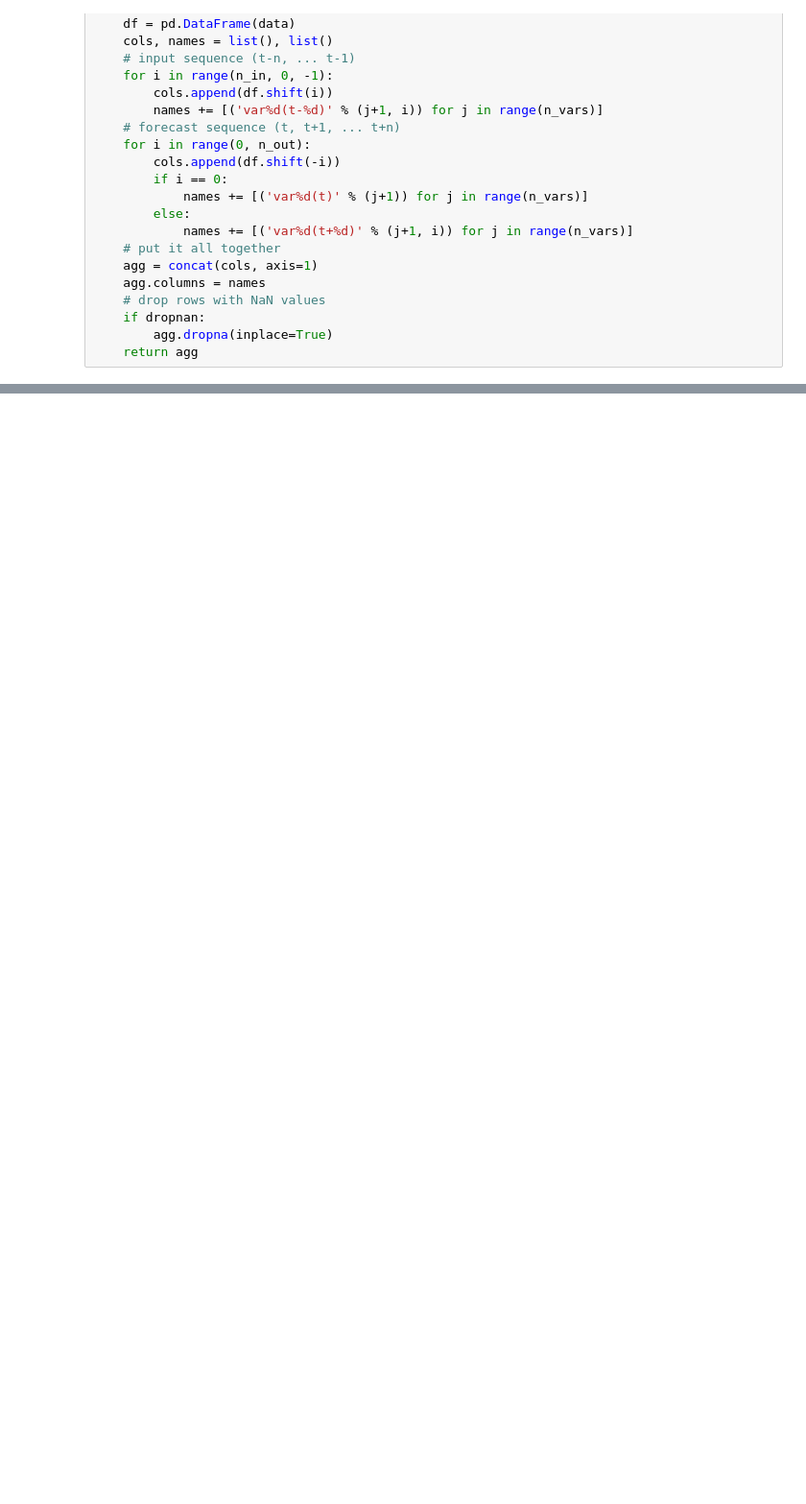
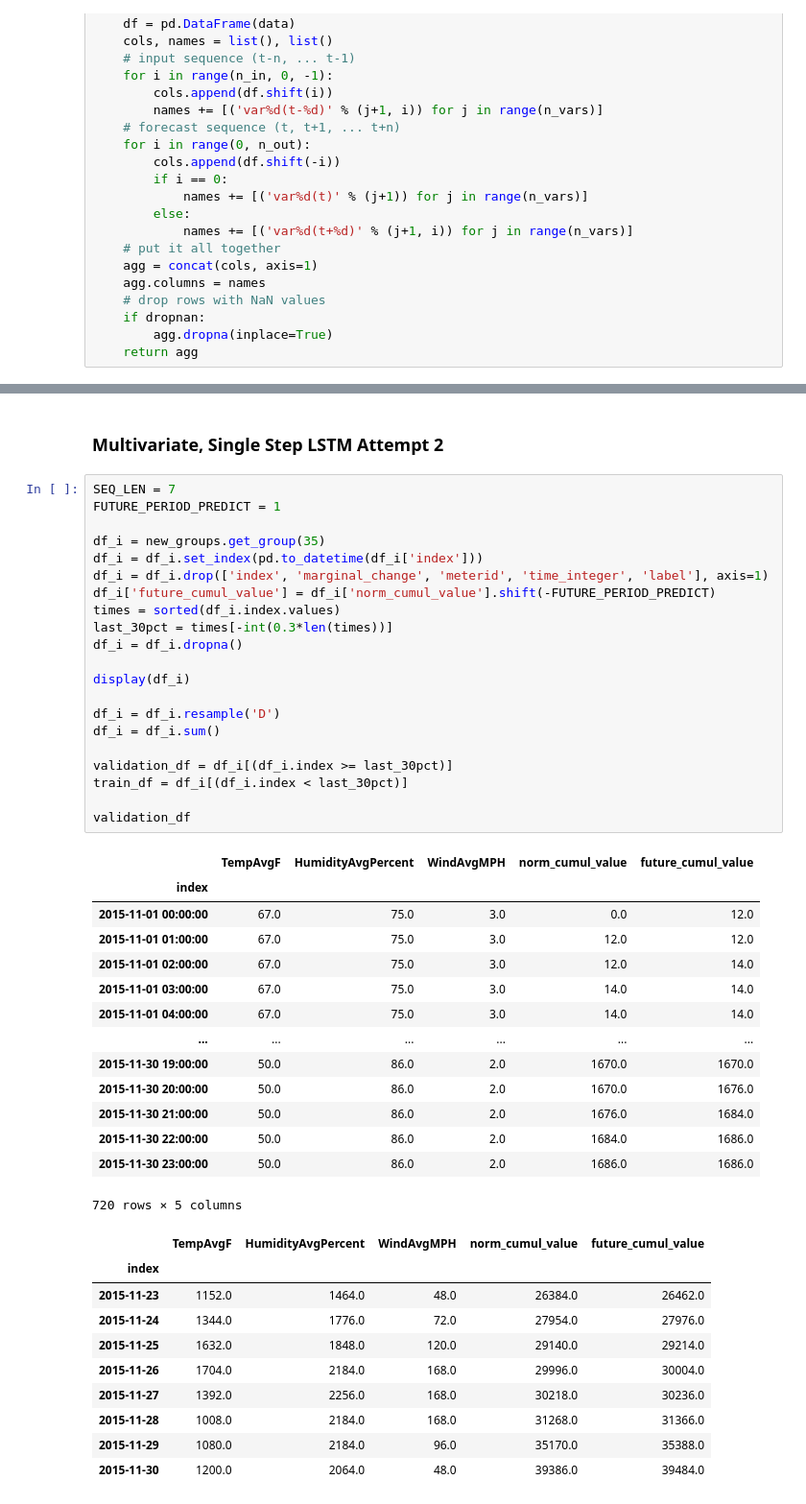
Before and after one commit to melvintzw/ee4211, a Jupyter notebook: part3_final.ipynb, the cells around one changed output, grey strips where cells are left out. Shown at 96% size. Cells and saved outputs as stored; diff of their text form; blank space fills up the shorter version.

```diff
--- a/part3_final.ipynb
+++ b/part3_final.ipynb
@@ -507,0 +554,48 @@ plt.show()
+# %% [markdown]
+### Multivariate, Single Step LSTM Attempt 2
+# %%
+SEQ_LEN = 7
+FUTURE_PERIOD_PREDICT = 1
+
+df_i = new_groups.get_group(35)
+df_i = df_i.set_index(pd.to_datetime(df_i['index']))
+df_i = df_i.drop(['index', 'marginal_change', 'meterid', 'time_integer', 'label'], axis=1)
+df_i['future_cumul_value'] = df_i['norm_cumul_value'].shift(-FUTURE_PERIOD_PREDICT)
+times = sorted(df_i.index.values)
+last_30pct = times[-int(0.3*len(times))]
+df_i = df_i.dropna()
+
+display(df_i)
+
+df_i = df_i.resample('D')
+df_i = df_i.sum()
+
+validation_df = df_i[(df_i.index >= last_30pct)]
+train_df = df_i[(df_i.index < last_30pct)]
+
+validation_df
+# %% [output]
+|  | TempAvgF | HumidityAvgPercent | WindAvgMPH | norm_cumul_value | future_cumul_value |
+| index |  |  |  |  |  |
+| 2015-11-01 00:00:00 | 67.0 | 75.0 | 3.0 | 0.0 | 12.0 |
+| 2015-11-01 01:00:00 | 67.0 | 75.0 | 3.0 | 12.0 | 12.0 |
+| 2015-11-01 02:00:00 | 67.0 | 75.0 | 3.0 | 12.0 | 14.0 |
+| 2015-11-01 03:00:00 | 67.0 | 75.0 | 3.0 | 14.0 | 14.0 |
+| 2015-11-01 04:00:00 | 67.0 | 75.0 | 3.0 | 14.0 | 14.0 |
+| ... | ... | ... | ... | ... | ... |
+| 2015-11-30 19:00:00 | 50.0 | 86.0 | 2.0 | 1670.0 | 1670.0 |
+| 2015-11-30 20:00:00 | 50.0 | 86.0 | 2.0 | 1670.0 | 1676.0 |
+| 2015-11-30 21:00:00 | 50.0 | 86.0 | 2.0 | 1676.0 | 1684.0 |
+| 2015-11-30 22:00:00 | 50.0 | 86.0 | 2.0 | 1684.0 | 1686.0 |
+| 2015-11-30 23:00:00 | 50.0 | 86.0 | 2.0 | 1686.0 | 1686.0 |
+720 rows × 5 columns
+|  | TempAvgF | HumidityAvgPercent | WindAvgMPH | norm_cumul_value | future_cumul_value |
+| index |  |  |  |  |  |
+| 2015-11-23 | 1152.0 | 1464.0 | 48.0 | 26384.0 | 26462.0 |
+| 2015-11-24 | 1344.0 | 1776.0 | 72.0 | 27954.0 | 27976.0 |
+| 2015-11-25 | 1632.0 | 1848.0 | 120.0 | 29140.0 | 29214.0 |
+| 2015-11-26 | 1704.0 | 2184.0 | 168.0 | 29996.0 | 30004.0 |
+| 2015-11-27 | 1392.0 | 2256.0 | 168.0 | 30218.0 | 30236.0 |
+| 2015-11-28 | 1008.0 | 2184.0 | 168.0 | 31268.0 | 31366.0 |
+| 2015-11-29 | 1080.0 | 2184.0 | 96.0 | 35170.0 | 35388.0 |
+| 2015-11-30 | 1200.0 | 2064.0 | 48.0 | 39386.0 | 39484.0 |
```
Also changed, not shown: parts of 8 cells of this notebook, 2 other files.
